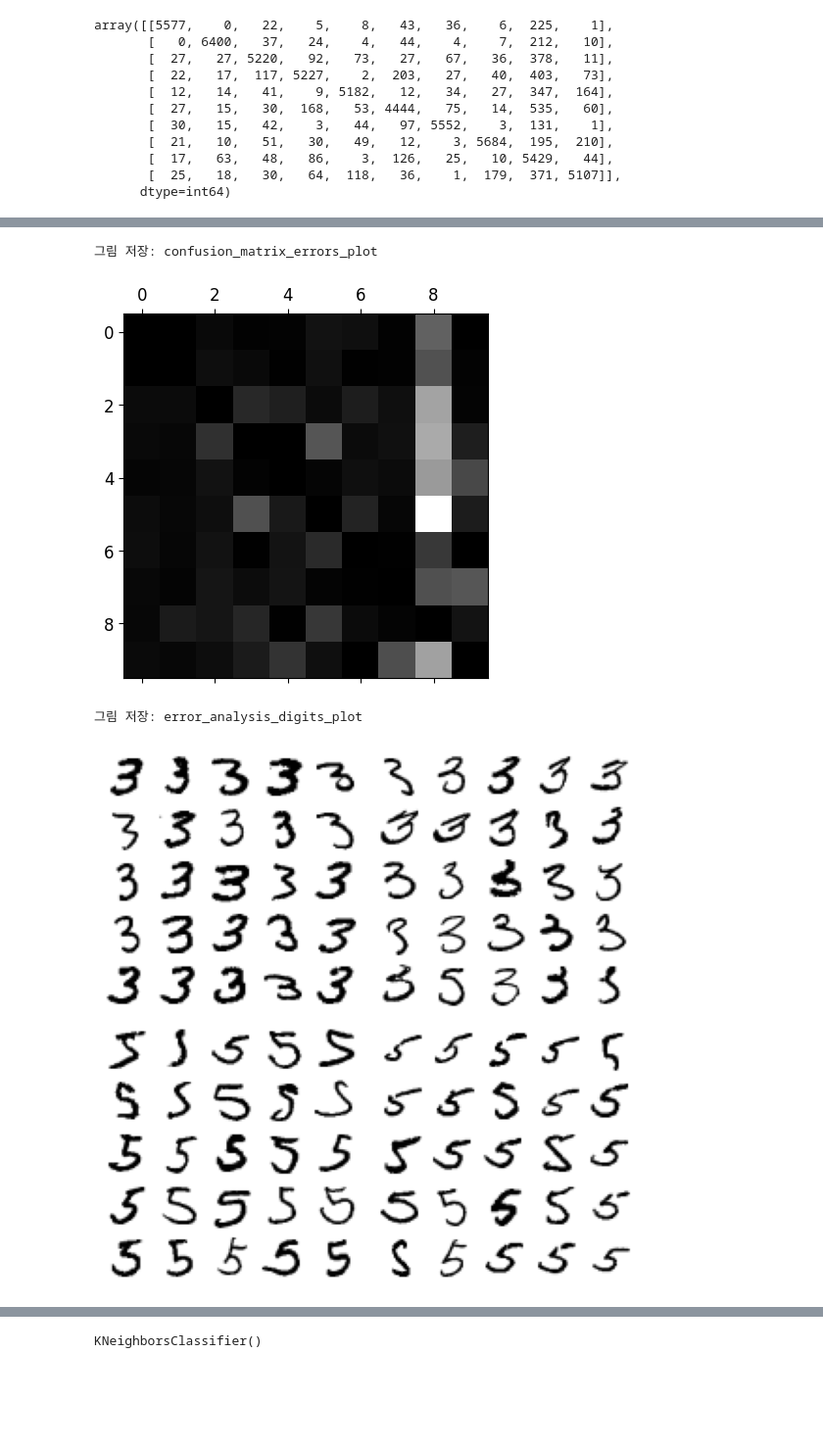
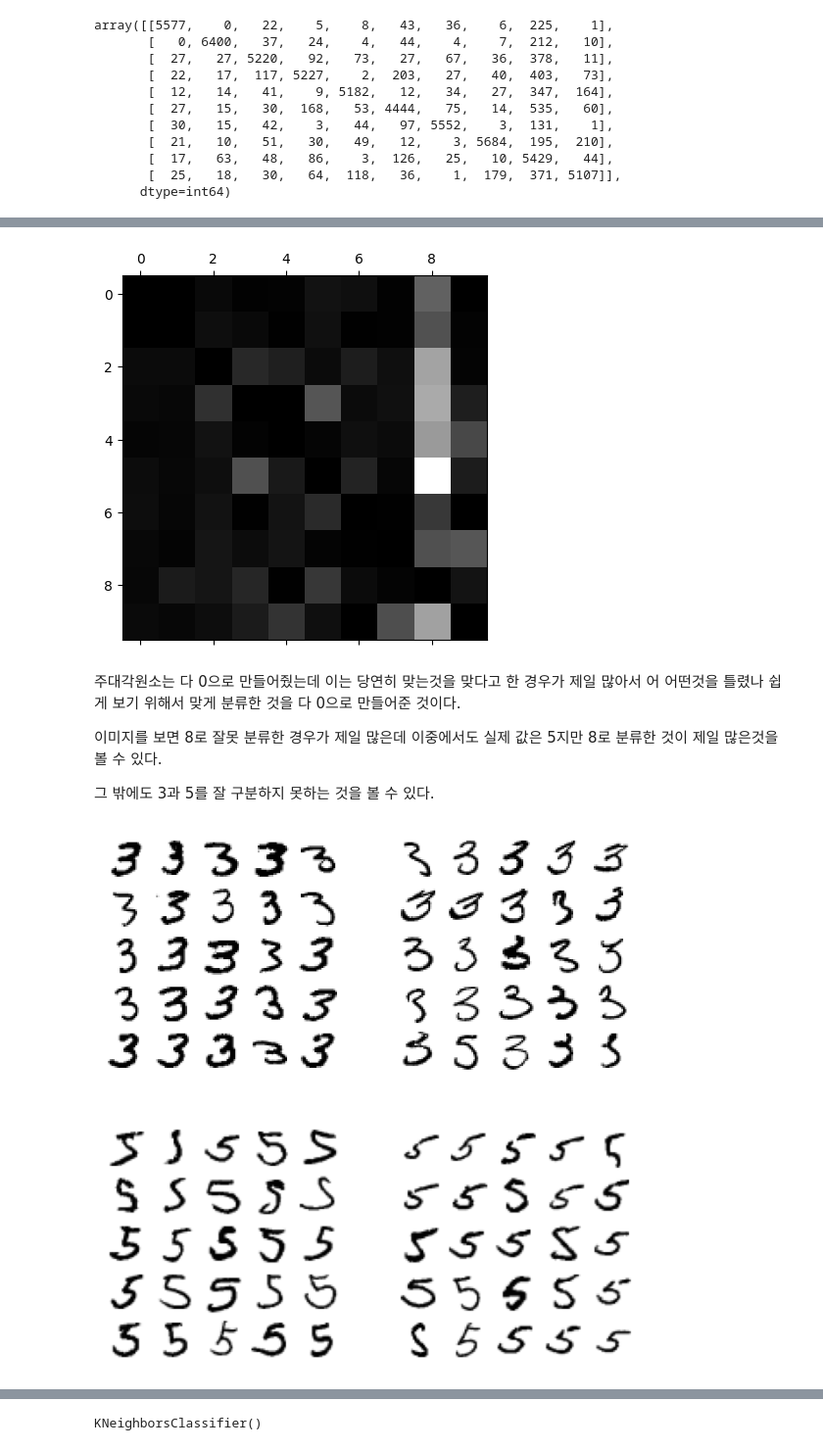
Before and after one commit to SIDED00R/Hands_on_ML, a Jupyter notebook: chap3/hands_on_ml_ch3.ipynb, the cells around one changed output, grey strips where cells are left out. Shown: that part at 98% size. Cells and saved outputs as stored; diff of their text form; code cells hidden in the pictures; blank space fills up the shorter version.

```diff
--- a/chap3/hands_on_ml_ch3.ipynb
+++ b/chap3/hands_on_ml_ch3.ipynb
@@ -342,3 +324,0 @@ len(ovr_clf.estimators_)
-# %%
-sgd_clf.fit(X_train, y_train)
-sgd_clf.predict([some_digit])
@@ -399,21 +366,27 @@ np.fill_diagonal(norm_conf_mx, 0)
 plt.matshow(norm_conf_mx, cmap=plt.cm.gray)
 plt.show()
 # %% [output]
-그림 저장: confusion_matrix_errors_plot
-[figure, old version]
+[figure, new version]
+# %% [markdown]
+주대각원소는 다 0으로 만들어줬는데 이는 당연히 맞는것을 맞다고 한 경우가 제일 많아서 어 어떤것을 틀렸나 쉽게 보기 위해서 맞게 분류한 것을 다 0으로 만들어준 것이다.
+
+이미지를 보면 8로 잘못 분류한 경우가 제일 많은데 이중에서도 실제 값은 5지만 8로 분류한 것이 제일 많은것을 볼 수 있다.
+
+그 밖에도 3과 5를 잘 구분하지 못하는 것을 볼 수 있다.
 # %%
+# 3과 5 재대로 분류한것과 잘못 분류한 데이터 출력
+
 cl_a, cl_b = 3, 5
 X_aa = X_train[(y_train == cl_a) & (y_train_pred == cl_a)]
 X_ab = X_train[(y_train == cl_a) & (y_train_pred == cl_b)]
 X_ba = X_train[(y_train == cl_b) & (y_train_pred == cl_a)]
 X_bb = X_train[(y_train == cl_b) & (y_train_pred == cl_b)]
 
 plt.figure(figsize=(8,8))
-plt.subplot(221); plot_digits(X_aa[:25], images_per_row=5)
-plt.subplot(222); plot_digits(X_ab[:25], images_per_row=5)
-plt.subplot(223); plot_digits(X_ba[:25], images_per_row=5)
-plt.subplot(224); plot_digits(X_bb[:25], images_per_row=5)
+plt.subplot(2, 2, 1); plot_digits(X_aa[:25], images_per_row=5)
+plt.subplot(2, 2, 2); plot_digits(X_ab[:25], images_per_row=5)
+plt.subplot(2, 2, 3); plot_digits(X_ba[:25], images_per_row=5)
+plt.subplot(2, 2, 4); plot_digits(X_bb[:25], images_per_row=5)
 plt.show()
 # %% [output]
-그림 저장: error_analysis_digits_plot
-[figure, old version]
+[figure, new version]
```
Also changed, not shown: parts of 39 cells of this notebook.
